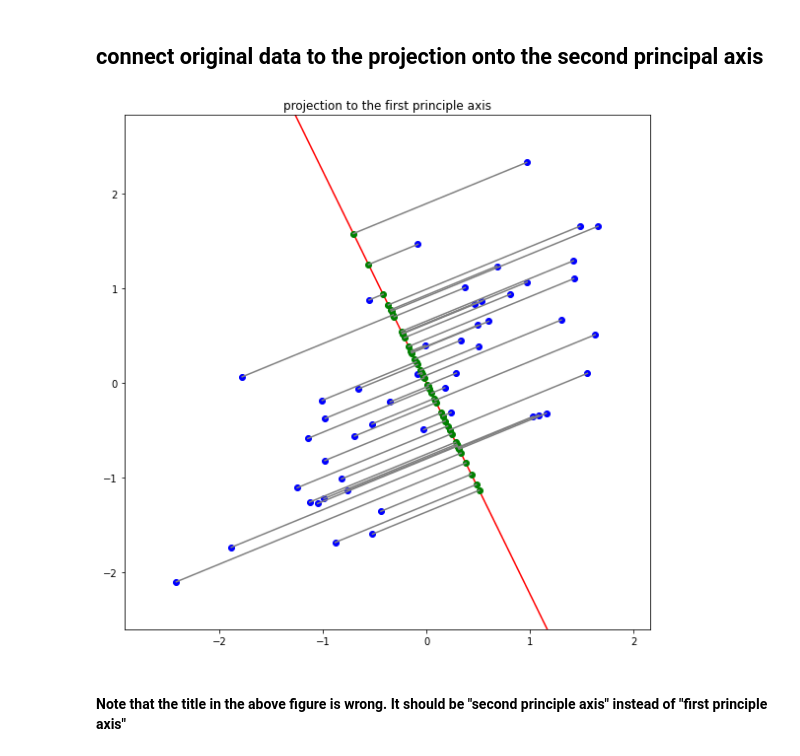
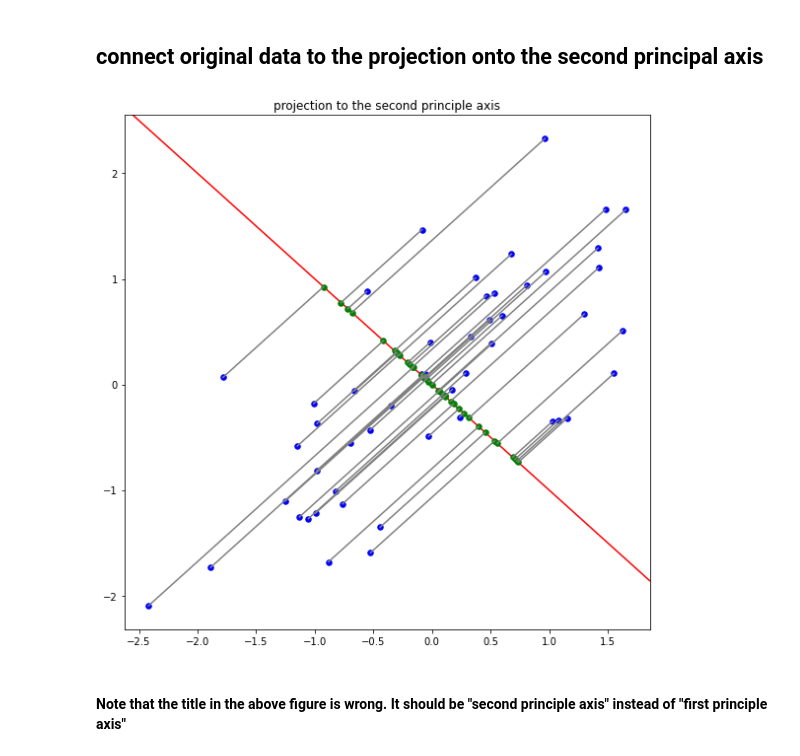
Before and after one commit to NahyukLEE/Machine-Learning-Practice, a Jupyter notebook: 12/assignment_12.ipynb, the cells around one changed output. Cells and saved outputs as stored; diff of their text form; code cells hidden in the pictures.

Commit message:
connect seconds (same with first)

```diff
--- a/12/assignment_12.ipynb
+++ b/12/assignment_12.ipynb
@@ -252,18 +231,24 @@ plt.show()
 [figure]
 # %% [markdown]
 ## connect original data to the projection onto the second principal axis
-# %%
-plt.figure(figsize=(8,8))
-plt.title('projection to the second principle axis')
-# ===================================================
-# fill up the blank
-#
-#
-# ===================================================
-plt.tight_layout()
-plt.show()
-# %% [output]
-[figure, removed]
+# %%
+plt.figure(figsize=(8,8))
+plt.title('projection to the second principle axis')
+
+plt.scatter(Z[:,0], Z[:,1], s = 30, color = 'blue')
+
+proj_Z = compute_projection_onto_line(Z, scaled_U[:,1])
+plt.scatter(proj_Z[:,0], proj_Z[:,1], s = 30, color = 'g', zorder=2)
+
+plt.axline((0,0), scaled_U[:,1], color='r', zorder=1)
+
+for i, j in zip(Z, proj_Z):
+    plt.plot([i[0], j[0]], [i[1], j[1]], c='gray')
+
+plt.tight_layout()
+plt.show()
+# %% [output]
+[figure, added]
 # %% [markdown]
 #### Note that the title in the above figure is wrong. It should be "second principle axis" instead of "first principle axis"
 # %% [markdown]
```
Also changed, not shown: parts of 1 cell of this notebook.
